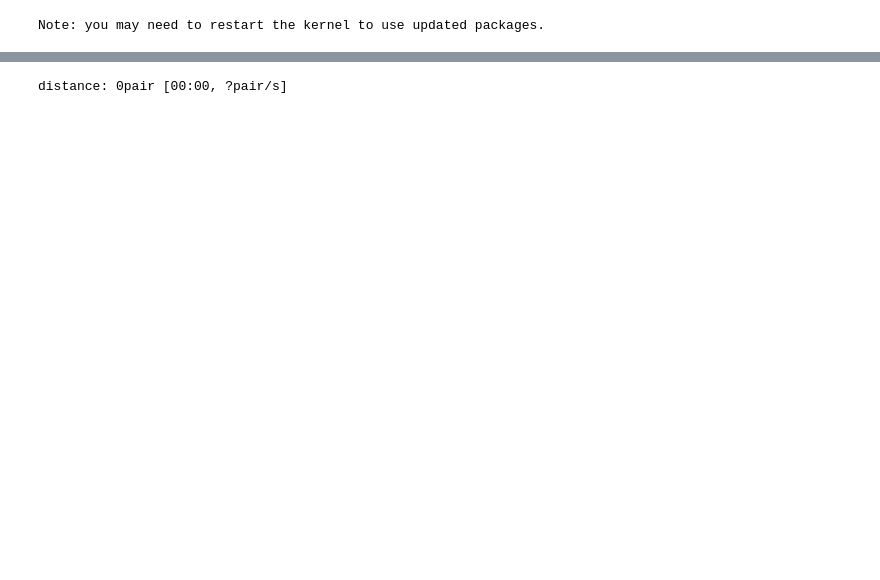
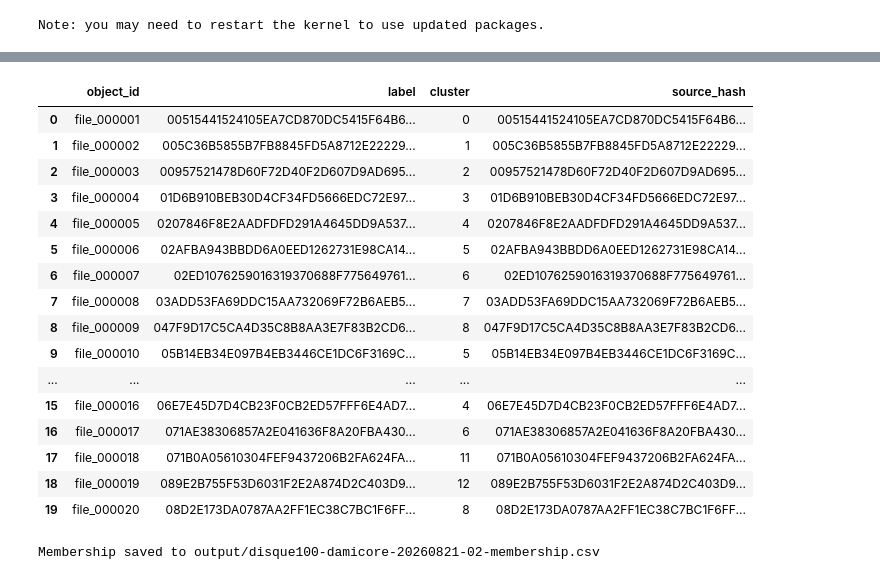
Before and after one commit to rckbrcls/data-mining, a Jupyter notebook: data-mining.ipynb, the cells around one changed output, grey strips where cells are left out. Saved outputs shown, nothing was run; the diff lists cells and outputs as text; code cells hidden in the pictures; blank space fills up the shorter version.

```diff
--- a/data-mining.ipynb
+++ b/data-mining.ipynb
@@ -10,25 +10,24 @@ Note: you may need to restart the kernel to use updated packages.
 import os
 from pathlib import Path
 
+import matplotlib.pyplot as plt
+import numpy as np
 import pandas as pd
 import psycopg
+from damicore import estimate, run
 from psycopg import sql
-from damicore import estimate, run
 
 DATABASE_URL = os.getenv("DISQUE100_DATABASE_URL", "postgresql:///disque100")
-SAMPLE_SIZE = 1000
+SAMPLE_SIZE = 500
 SAMPLE_SEED = "42"
 START_DATE = "2026-01-01"
 END_DATE = "2026-07-01"
 
-RUN_NAME = "disque100-damicore-20260821-03"
-CORPUS_DIR = Path("output") / f"{RUN_NAME}-corpus"
-RUN_DIR = Path("output") / f"{RUN_NAME}-run"
-MEMBERSHIP_FILE = Path("output") / f"{RUN_NAME}-membership.csv"
-
-for path in (CORPUS_DIR, RUN_DIR, MEMBERSHIP_FILE):
-    if path.exists():
-        raise FileExistsError(f"Choose a new RUN_NAME; output already exists: {path}")
-
-CORPUS_DIR.mkdir(parents=True)
+RUN_NAME = "disque100-damicore-20260821-02"
+OUTPUT_DIR = Path("output")
+CORPUS_DIR = OUTPUT_DIR / f"{RUN_NAME}-corpus"
+RUN_DIR = OUTPUT_DIR / f"{RUN_NAME}-run"
+MEMBERSHIP_FILE = OUTPUT_DIR / f"{RUN_NAME}-membership.csv"
+TREE_PDF = OUTPUT_DIR / f"{RUN_NAME}-tree.pdf"
+FOCUS_SOURCE_HASH = None  # Use None for the first report or paste one source_hash here.
 # %%
@@ -95,20 +105,37 @@ if not preview.within_limits:
  'within_limits': True,
  'violations': []}
 # %%
+# A compatible completed run is reused automatically by DAMICORE.
 result = run(CORPUS_DIR, source_kind="files", output_dir=RUN_DIR)
 
 try:
     membership = result.membership.copy()
-    membership["source_hash"] = membership["label"].str.removesuffix(".txt")
-    membership.to_csv(MEMBERSHIP_FILE, index=False)
-
-    display(membership.head(20))
-    display(membership.groupby("cluster").size().rename("report_count"))
-    display(result.distance_matrix.head(10))
-    print(result.tree_newick[:1000])
+    distance_matrix = result.distance_matrix.to_pandas()
+    clusters = dict(result.clusters)
+    tree_newick = result.tree_newick
 finally:
     result.close()
 
+membership["source_hash"] = membership["label"].str.removesuffix(".txt")
+membership.to_csv(MEMBERSHIP_FILE, index=False)
+display(membership.head(20))
 print(f"Membership saved to {MEMBERSHIP_FILE}")
 # %% [output]
+|  | object_id | label | cluster | source_hash |
+| 0 | file_000001 | 00515441524105EA7CD870DC5415F64B6... | 0 | 00515441524105EA7CD870DC5415F64B6... |
+| 1 | file_000002 | 005C36B5855B7FB8845FD5A8712E22229... | 1 | 005C36B5855B7FB8845FD5A8712E22229... |
+| 2 | file_000003 | 00957521478D60F72D40F2D607D9AD695... | 2 | 00957521478D60F72D40F2D607D9AD695... |
+| 3 | file_000004 | 01D6B910BEB30D4CF34FD5666EDC72E97... | 3 | 01D6B910BEB30D4CF34FD5666EDC72E97... |
+| 4 | file_000005 | 0207846F8E2AADFDFD291A4645DD9A537... | 4 | 0207846F8E2AADFDFD291A4645DD9A537... |
+| 5 | file_000006 | 02AFBA943BBDD6A0EED1262731E98CA14... | 5 | 02AFBA943BBDD6A0EED1262731E98CA14... |
+| 6 | file_000007 | 02ED1076259016319370688F775649761... | 6 | 02ED1076259016319370688F775649761... |
+| 7 | file_000008 | 03ADD53FA69DDC15AA732069F72B6AEB5... | 7 | 03ADD53FA69DDC15AA732069F72B6AEB5... |
+| 8 | file_000009 | 047F9D17C5CA4D35C8B8AA3E7F83B2CD6... | 8 | 047F9D17C5CA4D35C8B8AA3E7F83B2CD6... |
+| 9 | file_000010 | 05B14EB34E097B4EB3446CE1DC6F3169C... | 5 | 05B14EB34E097B4EB3446CE1DC6F3169C... |
+| ... | ... | ... | ... | ... |
+| 15 | file_000016 | 06E7E45D7D4CB23F0CB2ED57FFF6E4AD7... | 4 | 06E7E45D7D4CB23F0CB2ED57FFF6E4AD7... |
+| 16 | file_000017 | 071AE38306857A2E041636F8A20FBA430... | 6 | 071AE38306857A2E041636F8A20FBA430... |
+| 17 | file_000018 | 071B0A05610304FEF9437206B2FA624FA... | 11 | 071B0A05610304FEF9437206B2FA624FA... |
+| 18 | file_000019 | 089E2B755F53D6031F2E2A874D2C403D9... | 12 | 089E2B755F53D6031F2E2A874D2C403D9... |
+| 19 | file_000020 | 08D2E173DA0787AA2FF1EC38C7BC1F6FF... | 8 | 08D2E173DA0787AA2FF1EC38C7BC1F6FF... |
-distance: 0pair [00:00, ?pair/s]
+Membership saved to output/disque100-damicore-20260821-02-membership.csv
```
Also changed, not shown: parts of 9 cells of this notebook, 1 other file.
